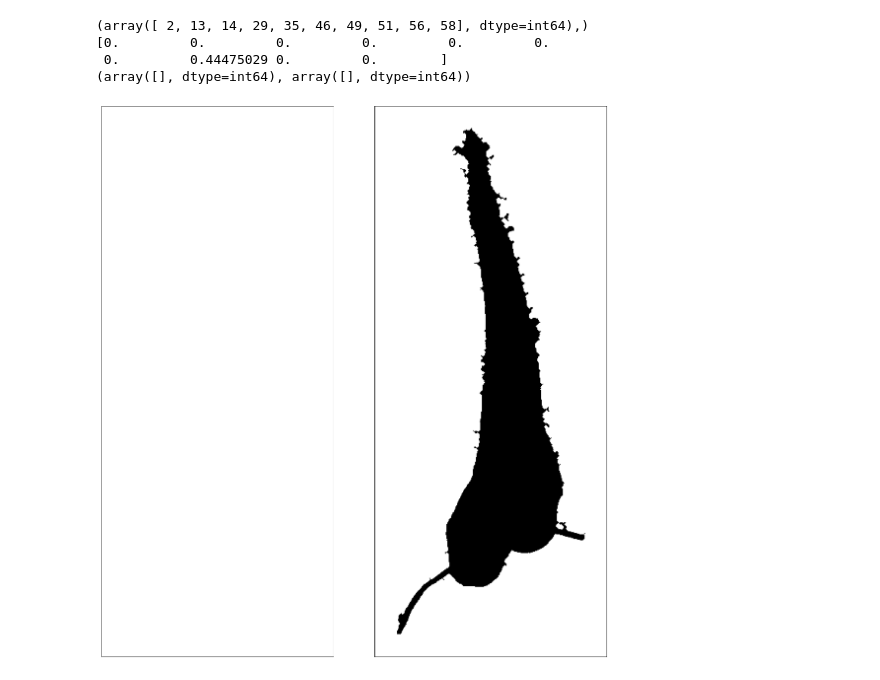
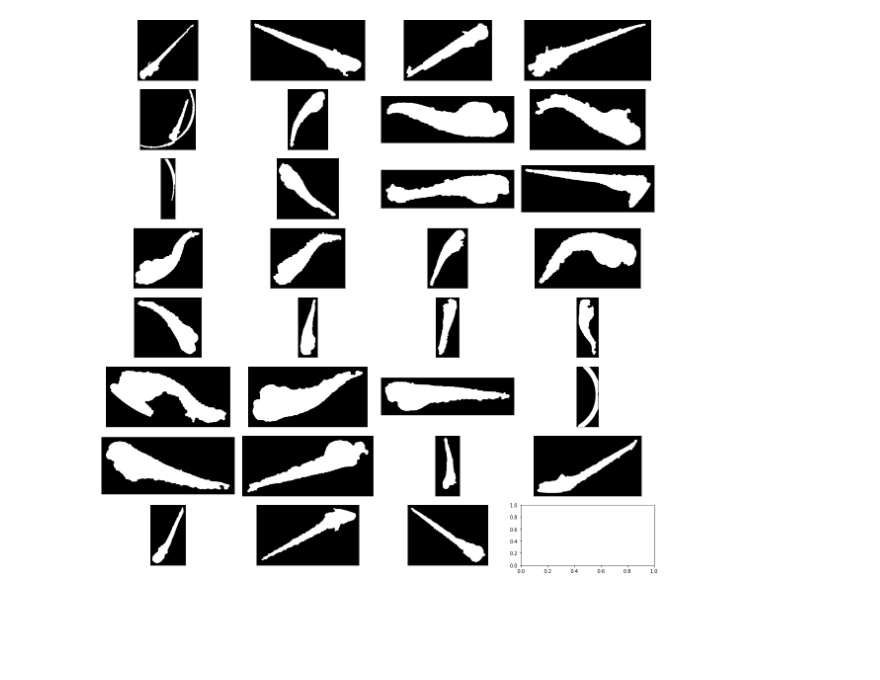
Before and after one commit to gimesia/zebrafisher, a Jupyter notebook: src/fish/test2.ipynb, the cells around one changed output. Saved outputs shown, nothing was run; the diff lists cells and outputs as text; code cells hidden in the pictures; blank space fills up the shorter version.

Commit message:
feat: find eyes

```diff
--- a/src/fish/test2.ipynb
+++ b/src/fish/test2.ipynb
@@ -46,17 +55,16 @@ def plot_fishes(fishes, cols: int = None, count: int = None, fig: (int, int) = (
     images = list(map(lambda x: x.processed, fishes))  # Change this!
     plot_images(images, cols, count, fig, ticks, cmap)
 # %%
-from src.utils import normalize_0_255
+from src.fish import get_possible_fish
 
 os.chdir('C:\\Users\\gimes\\source\\repos\\zebra_fishy\\src\\models\\images\\in')
 fish_names = os.listdir()
 os.chdir('C:\\Users\\gimes\\source\\repos\\zebra_fishy\\src\\fish')
-fishes = [InputImage("zf1.JPG"), InputImage("zf2.JPG"), InputImage("zf3.JPG"), InputImage("zf4.JPG"),
-          InputImage("zf5.JPG"), InputImage("zf6.JPG"), InputImage("zf7.JPG"), InputImage("zf8.JPG")]
-#[]
-"""fishes.append(InputImage('zf5.jpg'))
-for name in fish_names[0:7]:
-    fishes.append(InputImage(name))"""
+fishes = []  #[InputImage("zf20.JPG"), InputImage("zf21.JPG"), InputImage("zf3.JPG"), InputImage("zf24.JPG"),InputImage("zf5.JPG"), InputImage("zf9.JPG"), InputImage("zf7.JPG"), InputImage("zf18.JPG")]
+
+#fishes.append(InputImage('zf5.jpg'))
+for name in fish_names:
+    fishes.append(InputImage(name))
 
 #[InputImage("zf11.JPG"), InputImage("zf12.JPG"), InputImage("zf13.JPG"), InputImage("zf14.JPG"),InputImage("zf15.JPG"), InputImage("zf16.JPG"), InputImage("zf9.JPG"), InputImage("zf10.JPG")]
 #[InputImage("zf1.JPG"), InputImage("zf2.JPG"), InputImage("zf3.JPG"), InputImage("zf4.JPG"), InputImage("zf5.JPG"), InputImage("zf6.JPG"), InputImage("zf7.JPG"), InputImage("zf8.JPG")]
@@ -65,7 +73,8 @@ for i, fish in enumerate(fishes):
     print(f'#{i}')
     fish.processed = normalize_0_255(fish.processed)  # Normalizing intensity
     fish = find_well_props(fish)
-    fish = find_fish_props(fish)
+
+    fish = get_possible_fish(fish)
 # %% [output]
 #0
 # Searching for well properties
@@ -143,27 +130,12 @@ th = (masked < mean / 3) * mask
-# %%
-l = label(th.astype(float))
-l_ = label2rgb(l)
-
-rp = regionprops_table(l, properties=['label', 'eccentricity', 'image', 'area'])
-wh = np.where(rp['eccentricity'] < 0.5)
-print(wh)
-print(rp['eccentricity'][wh])
-
-z = np.zeros_like(th)
-
-
-print(z.nonzero())
-
-klo = keep_2_largest_object(th)
-
-ax[0].hist(masked.ravel(), bins=256)
-ax[1].imshow(l_, 'brg')
-f_ = fishes[index].fish_props
-f = f_.mask
-plot_images([z, f.cropped + th])
-# %% [output]
-(array([ 2, 13, 14, 29, 35, 46, 49, 51, 56, 58], dtype=int64),)
-[0.         0.         0.         0.         0.         0.
- 0.         0.44475029 0.         0.        ]
-(array([], dtype=int64), array([], dtype=int64))
-[figure, removed]
+# %%
+close = []
+_close = []
+
+for i, fish in enumerate(fishes):
+    closing = binary_opening(fish.fish_props.mask.cropped, disk(1))
+    close.append(closing)
+    _close.append(fish.fish_props.mask.cropped)
+
+plot_images(close, cmap='gray')
+# %% [output]
+[figure, added]
```
Also changed, not shown: parts of 9 cells of this notebook, 8 other files.
